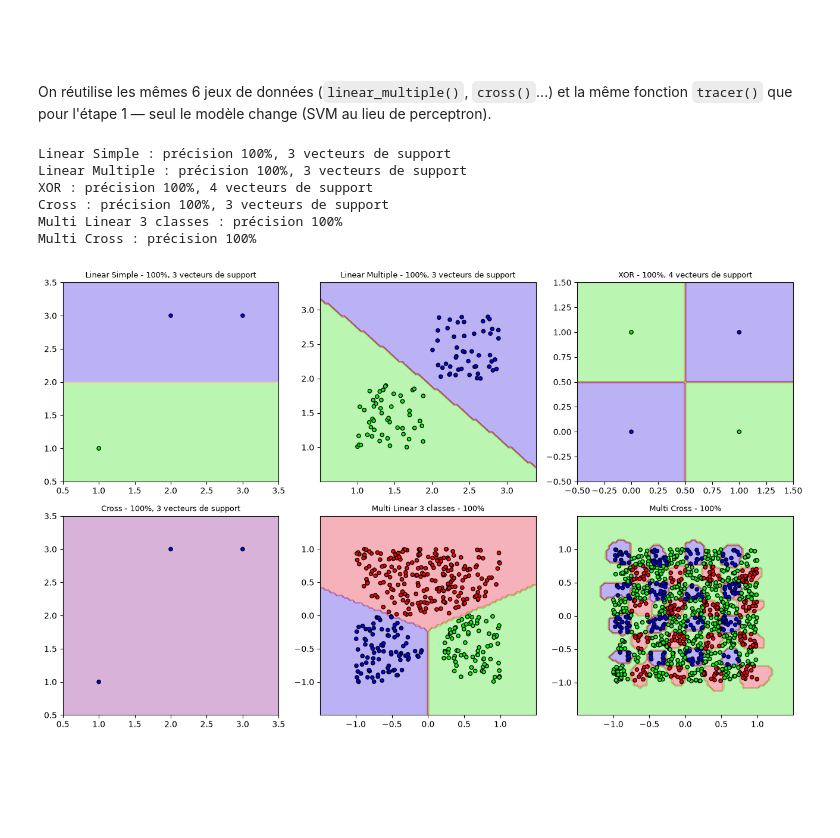
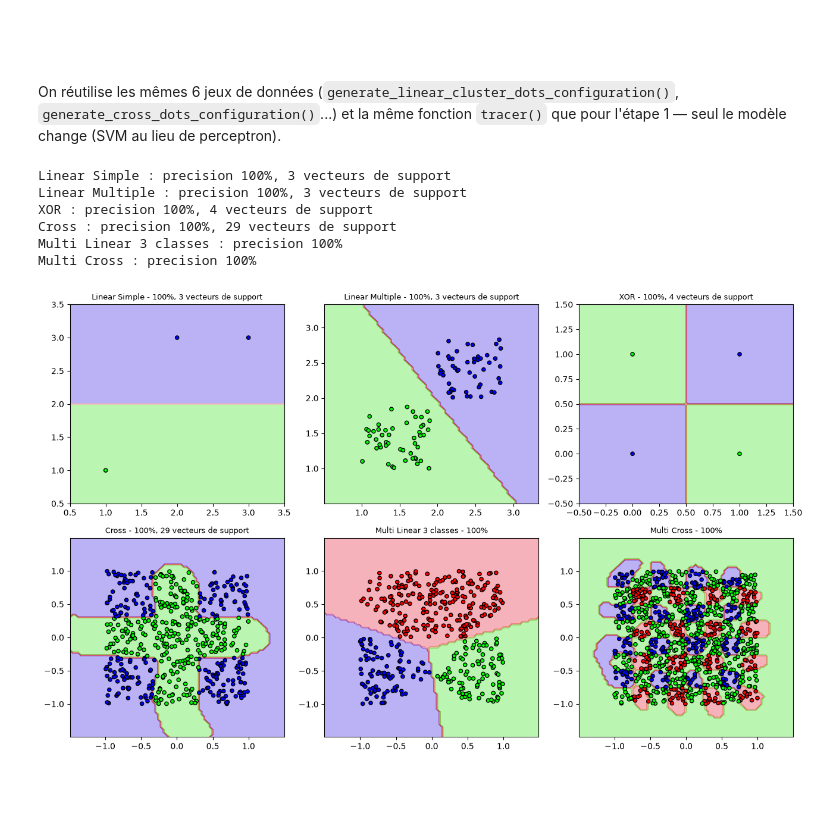
Before and after one commit to Helsy-3/Projet-annuel-3JIABD, a Jupyter notebook: projet.ipynb, the cells around one changed output. Saved outputs shown, nothing was run; the diff lists cells and outputs as text; code cells hidden in the pictures.

```diff
--- a/projet.ipynb
+++ b/projet.ipynb
@@ -73,6 +73,7 @@ def generate_linear_cluster_dots_configuration(): # on rajoute deux groupes de 5
     return X, y
 
 def generate_cross_dots_configuration(): # cette fonction crée des points qui sont agencés dans l'espace en forme de croix. (forme complexe)
+    X = rng.random((500, 2)) * 2.0 - 1.0
     return X, np.array([1 if abs(p[0]) <= 0.3 or abs(p[1]) <= 0.3 else -1 for p in X])
 
 def generate_multi_linear_3_classes_dots_configuration():
@@ -511,7 +427,7 @@ Precision test : 82%
 # ==================================================
 lib_svm = ctypes.CDLL("C-algorithms/ETAPE4.svm.so")
 
-LINEAIRE, RBF = 0, 1
+LINEAIRE, NOYAU_RBF = 0, 1
 
 lib_svm.svm_entrainer.argtypes = [P_DOUBLE, P_INT, ctypes.c_int, ctypes.c_int, ctypes.c_int,
                                   ctypes.c_double, ctypes.c_double, ctypes.c_int, P_DOUBLE]
@@ -537,8 +453,10 @@ class SVM:
 
     def score(self, points):
         points = np.ascontiguousarray(np.atleast_2d(points), dtype=np.float64)
-        return np.array([lib_svm.svm_score(self.X.ctypes.data_as(P_DOUBLE), self.coefs.ctypes.data_as(P_DOUBLE), len(self.X), self.X.shape[1], self.noyau, self.gamma, p.ctypes.data_as(P_DOUBLE))
-        for p in points])
+        return np.array([lib_svm.svm_score(self.X.ctypes.data_as(P_DOUBLE), self.coefs.ctypes.data_as(P_DOUBLE),
+                                           len(self.X), self.X.shape[1], self.noyau, self.gamma,
+                                           p.ctypes.data_as(P_DOUBLE))
+                         for p in points])
 
     def predire(self, points):
         return np.where(self.score(points) >= 0, 1, -1)
@@ -560,60 +478,36 @@ class SVMMultiClasse:
         scores = np.array([svm.score(points) for svm in self.svms])
         return self.classes[np.argmax(scores, axis=0)]
 # %% [markdown]
-On réutilise les mêmes 6 jeux de données (`linear_multiple()`, `cross()`...) et la même fonction `tracer()` que pour l'étape 1 — seul le modèle change (SVM au lieu de perceptron).
+On réutilise les mêmes 6 jeux de données (`generate_linear_cluster_dots_configuration()`, `generate_cross_dots_configuration()`...) et la même fonction `tracer()` que pour l'étape 1 — seul le modèle change (SVM au lieu de perceptron).
 # %%
 fig, axes = plt.subplots(2, 3, figsize=(13, 8))
 cas_svm = [
-    ("Linear Simple",
-     (np.array([[1, 1], [2, 3], [3, 3]], dtype=float),
-      np.array([1, -1, -1])),
-     SVM(noyau=LINEAIRE)),
-
-    ("Linear Multiple",
-     generate_linear_cluster_dots_configuration(),
-     SVM(noyau=LINEAIRE)),
-
-    ("XOR",
-     (np.array([[1, 0], [0, 1], [0, 0], [1, 1]], dtype=float),
-      np.array([1, 1, -1, -1])),
-     SVM(noyau=RBF, gamma=1.0)),
-
-    ("Cross",
-     generate_cross_dots_configuration(),
-     SVM(noyau=RBF, gamma=5.0)),
-
-    ("Multi Linear 3 classes",
-     generate_multi_linear_3_classes_dots_configuration(),
-     SVMMultiClasse(noyau=LINEAIRE)),
-
-    ("Multi Cross",
-     generate_multi_cross_configuration(),
-     SVMMultiClasse(noyau=RBF, gamma=30.0)),
+    ("Linear Simple", (np.array([[1, 1], [2, 3], [3, 3]], dtype=float), np.array([1, -1, -1])), #ici, il n'y a que 3 points. Le premier appartient à la classe 1, les deux autres à la classe -1.
+     SVM(LINEAIRE)), # une droite peut séparer les points facilement. Un SVM linéaire peut donc trouver une solution simple.
+    ("Linear Multiple", generate_linear_cluster_dots_configuration(), SVM(LINEAIRE)),
+    ("XOR", (np.array([[1, 0], [0, 1], [0, 0], [1, 1]], dtype=float), np.array([1, 1, -1, -1])),
+     SVM(NOYAU_RBF, gamma=1.0)),
+    ("Cross", generate_cross_dots_configuration(), SVM(NOYAU_RBF, gamma=5.0)),
+    ("Multi Linear 3 classes", generate_multi_linear_3_classes_dots_configuration(), SVMMultiClasse(noyau=LINEAIRE)),
+    ("Multi Cross", generate_multi_cross_configuration(), SVMMultiClasse(noyau=NOYAU_RBF, gamma=30.0, max_iter=1000)),
 ]
-
 for ax, (nom, (X, y), modele) in zip(axes.ravel(), cas_svm):
     modele.entrainer(X, y)
-    predictions = modele.predire(X)
-    precision = (predictions == y).mean()
-
-    if isinstance(modele, SVM):
-        detail = f", {modele.n_supports} vecteurs de support"
-    else:
-        detail = ""
-
-    print(f"{nom} : précision {precision:.0%}{detail}")
-    tracer_svm(ax, modele, X, y, f"{nom} - {precision:.0%}{detail}")
+    precision = (modele.predire(X) == y).mean()
+    detail = f", {modele.n_supports} vecteurs de support" if isinstance(modele, SVM) else ""
+    print(f"{nom} : precision {precision:.0%}{detail}")
+    tracer(ax, modele, X, y, f"{nom} - {precision:.0%}{detail}")
 
 fig.tight_layout()
 plt.show()
 # %% [output]
-Linear Simple : précision 100%, 3 vecteurs de support
-Linear Multiple : précision 100%, 3 vecteurs de support
-XOR : précision 100%, 4 vecteurs de support
-Cross : précision 100%, 3 vecteurs de support
-Multi Linear 3 classes : précision 100%
-Multi Cross : précision 100%
+Linear Simple : precision 100%, 3 vecteurs de support
+Linear Multiple : precision 100%, 3 vecteurs de support
+XOR : precision 100%, 4 vecteurs de support
+Cross : precision 100%, 29 vecteurs de support
+Multi Linear 3 classes : precision 100%
+Multi Cross : precision 100%
-[figure, old version]
+[figure, new version]
 # %% [markdown]
 <div style="background: linear-gradient(to right, #4a86e8 50%, #cc0000 50%); color:white; padding:10px; border-radius:5px; font-size:1.2em; font-weight:bold; text-align:center;">Étape 5 : RBF Network (k-means + fonctions à base radiale)</div>
 # %% [markdown]
```
Also changed, not shown: parts of 5 cells of this notebook.
